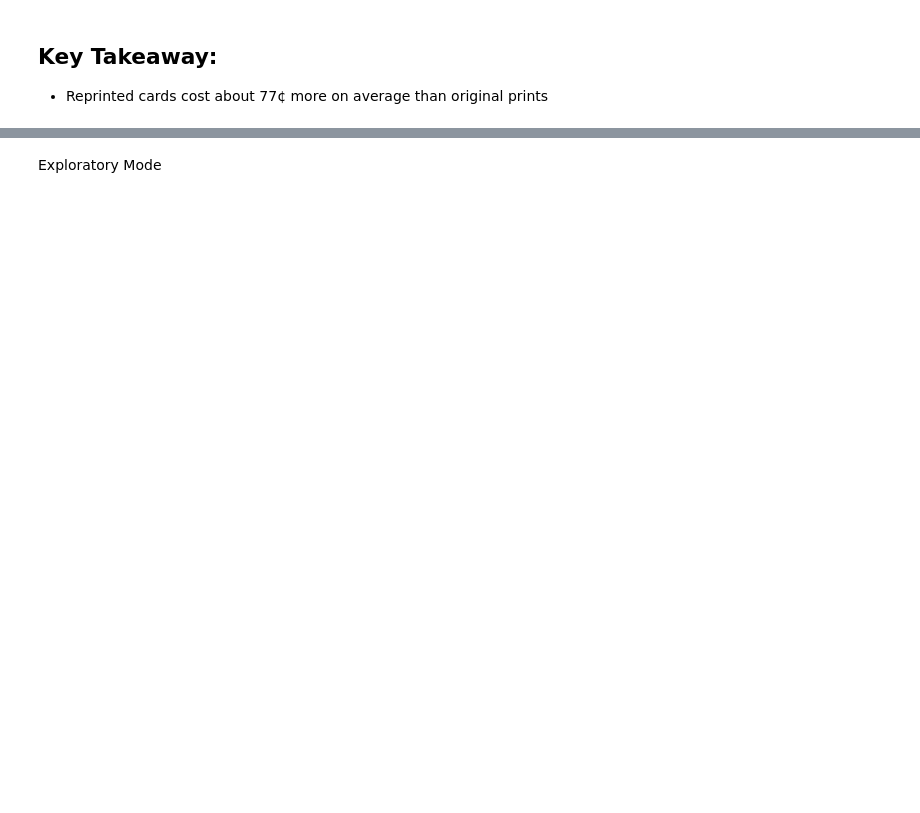
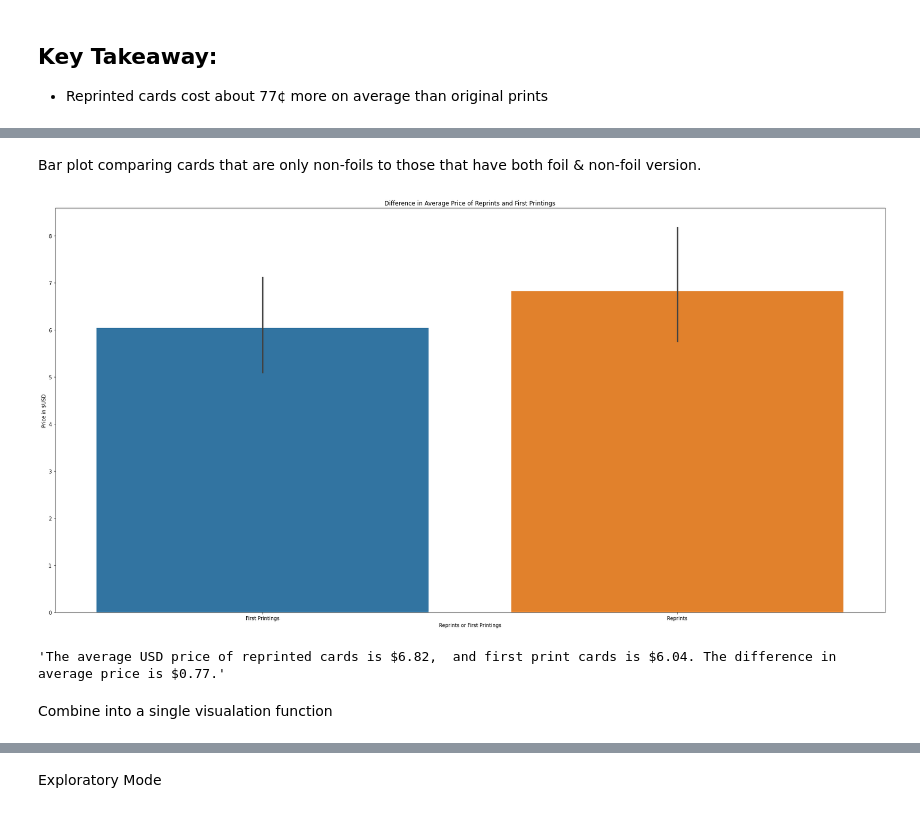
Before and after one commit to Jemison-DavidJasonStephenVasiliy/MTG-Project, a Jupyter notebook: Jason/new_scratchbook.ipynb, the cells around one changed output, grey strips where cells are left out. Saved outputs shown, nothing was run; the diff lists cells and outputs as text; code cells hidden in the pictures; blank space fills up the shorter version.

```diff
--- a/Jason/new_scratchbook.ipynb
+++ b/Jason/new_scratchbook.ipynb
@@ -132,0 +353,3 @@ t, p / 2
+# %%
+reprints = train.groupby("reprint")['usd'].mean().dropna()
+reprints
@@ -132,0 +380,18 @@ t, p / 2
+# %% [markdown]
+Bar plot comparing cards that are only non-foils to those that have both foil & non-foil version.
+# %%
+def reprints_vs_first_prints_viz(df):
+    '''
+    Creates a bar plot for columns in the dataframe for reprints or first printings.
+    '''
+    plt.figure(figsize = (30,15))
+    sns.barplot(x = 'reprint', y = 'usd', data = df)
+    plt.title('Difference in Average Price of Reprints and First Printings')
+    plt.xlabel('Reprints or First Printings')
+    plt.ylabel('Price in $USD')
+    plt.xticks([0, 1],['First Printings', 'Reprints'])
+    return plt.show()
+# %%
+reprints_vs_first_prints_viz(train)
+# %% [output]
+[figure, added]
@@ -132,0 +406,6 @@ t, p / 2
+# %%
+avg_reprints_and_first_printings_and_diff(train)
+# %% [output]
+'The average USD price of reprinted cards is $6.82,  and first print cards is $6.04. The difference in average price is $0.77.'
+# %% [markdown]
+Combine into a single visualation function
```
Also changed, not shown: parts of 88 cells of this notebook, 4 other files.
